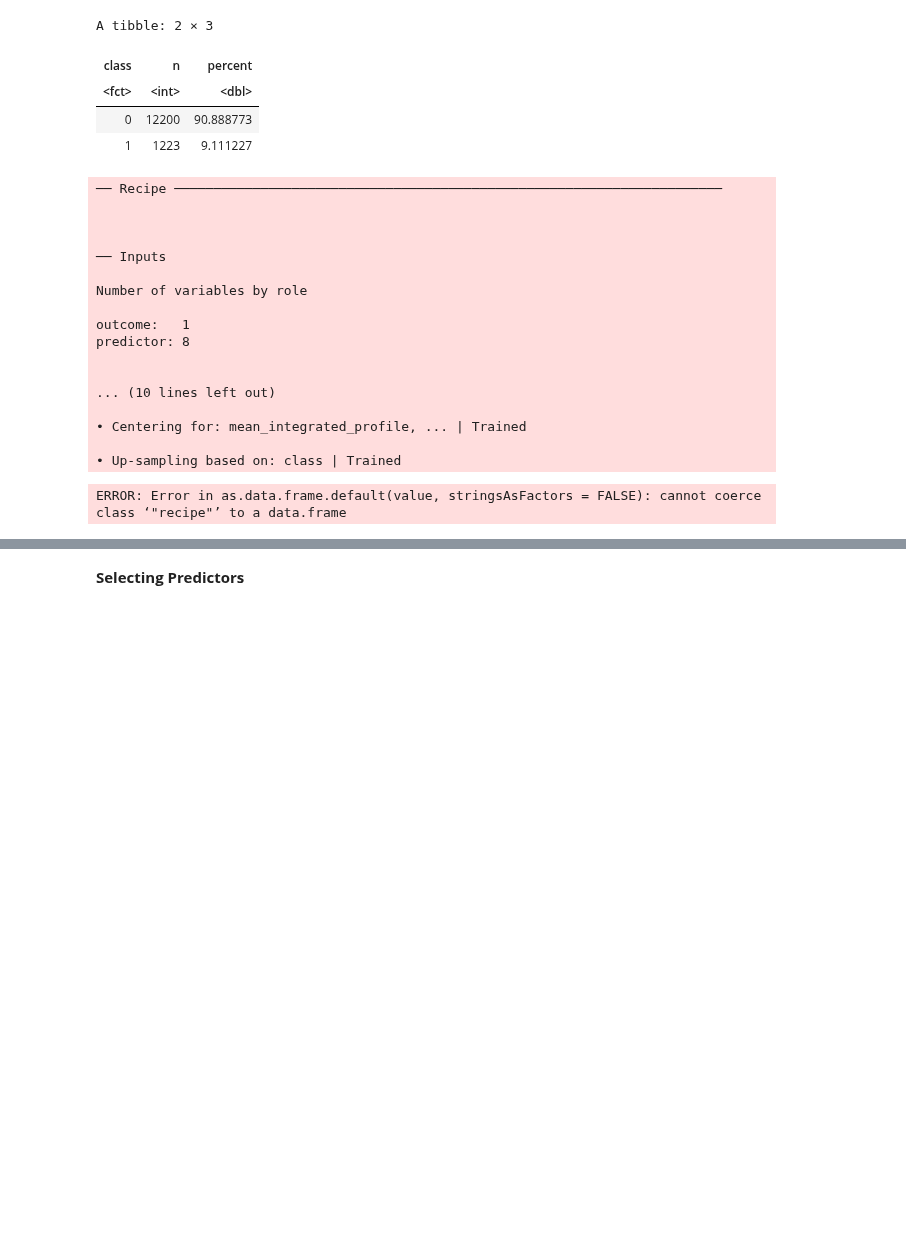
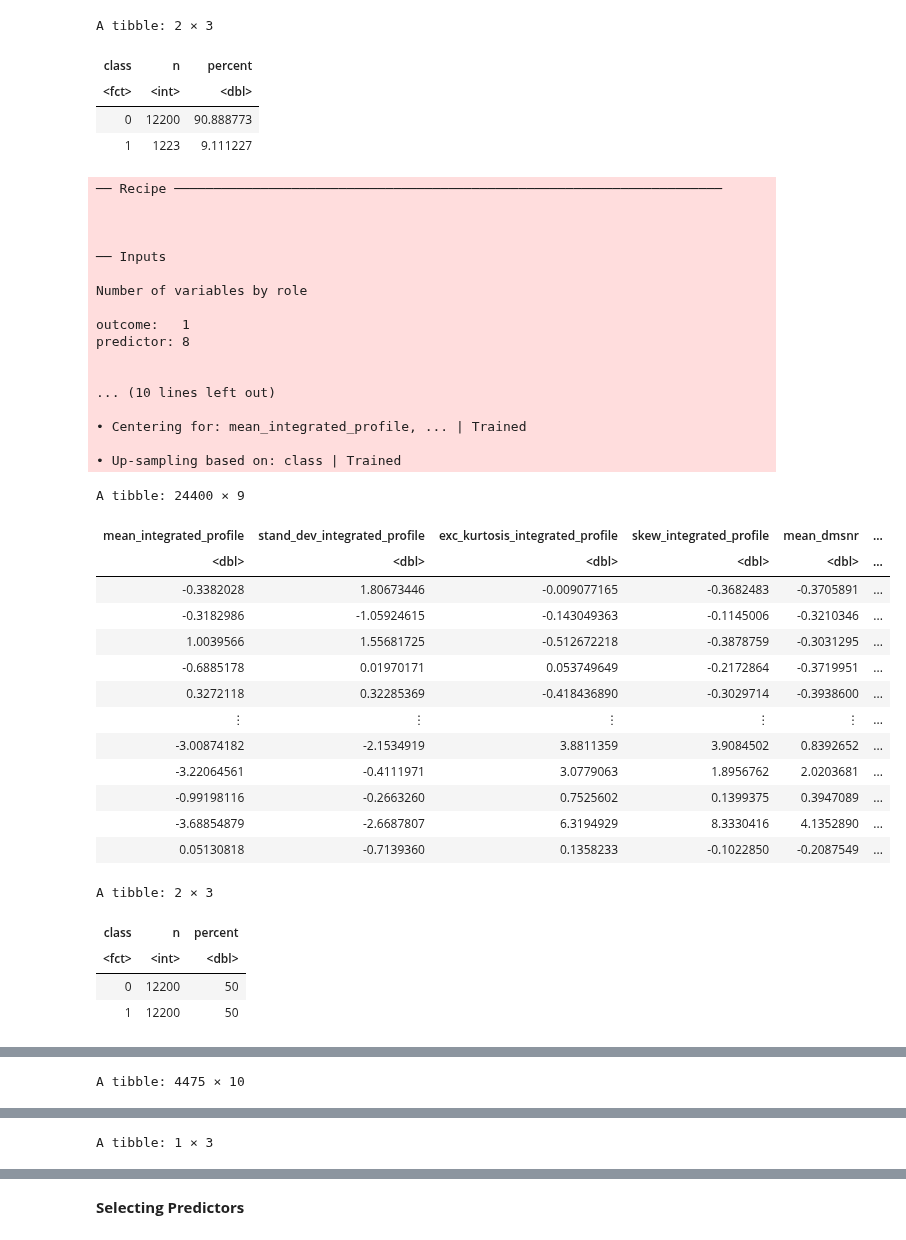
Before and after one commit to nailserverzone/dsci-100-2023w2-group-11, a Jupyter notebook: Predictor_combination_accuracy.ipynb, the cells around one changed output, grey strips where cells are left out. Saved outputs shown, nothing was run; the diff lists cells and outputs as text; code cells hidden in the pictures; blank space fills up the shorter version.

Commit message:
Recipe fixed

```diff
--- a/Predictor_combination_accuracy.ipynb
+++ b/Predictor_combination_accuracy.ipynb
@@ -112,37 +96,34 @@ pulsar_proportions <- pulsar_train |>
     mutate(percent = 100*n/nrow(pulsar_train))
 pulsar_proportions
 
-#Upscale data to balance training set
+#Standardize and Upsample data to balance the training set
 pulsar_recipe <- recipe(class ~ ., data = pulsar_train) |>
     step_scale(all_predictors()) |>
     step_center(all_predictors()) |>
     themis::step_upsample(class, over_ratio = 1, skip = FALSE) |>
-    prep(pulsar_train)
+    prep()
 pulsar_recipe
 
-#Check new proportions in training set
-#new_pulsar_proportions <- pulsar_recipe |>
-#    group_by(class) |>
-#    summarize(n = n())
-#new_pulsar_proportions
-
-dummy_recipe <- recipe(class ~ ., data = pulsar_recipe)
+pulsar_train <- bake(pulsar_recipe, pulsar_train)
+pulsar_train
 
 #Check new proportions in training set
-#new_pulsar_proportions <- upsampled_train |>
-#    group_by(class) |>
-#    summarize(n = n()) |>
-#    mutate(percent = 100*n/nrow(pulsar_upsampled))
-#new_pulsar_proportions
+new_pulsar_proportions <- pulsar_train |>
+    group_by(class) |>
+    summarize(n = n()) |>
+    mutate(percent = 100*n/nrow(pulsar_train))
+new_pulsar_proportions
+
+dummy_recipe <- recipe(class ~ ., data = pulsar_train)
 
 knn_spec <- nearest_neighbor(weight_func = "rectangular", neighbors = 3) |>
     set_engine("kknn") |>
     set_mode("classification")
 
 pulsar_fit <- workflow() |>
-    add_recipe(pulsar_recipe) |>
+    add_recipe(dummy_recipe) |>
     add_model(knn_spec) |>
-    fit(data = pulsar_upsampled)
+    fit(data = pulsar_train)
 pulsar_fit
 
 pulsar_test_predictions <- predict(pulsar_fit, pulsar_test) |>
@@ -153,31 +134,49 @@ pulsar_prediction_accuracy <- pulsar_test_predictions |>
     metrics(truth = class, estimate = .pred_class) |>
     filter(.metric == "accuracy")
 pulsar_prediction_accuracy
 
 confusion <- pulsar_test_predictions |>
     conf_mat(truth = class, estimate = .pred_class)
 confusion
 # %% [output]
 A tibble: 2 × 3
 | class | n | percent |
 | <fct> | <int> | <dbl> |
 | 0 | 12200 | 90.888773 |
 | 1 | 1223 | 9.111227 |
 ── Recipe ──────────────────────────────────────────────────────────────────────
 
 
 
 ── Inputs
 
 Number of variables by role
 
 outcome:   1
 predictor: 8
 
 
 ... (10 lines left out)
 
 • Centering for: mean_integrated_profile, ... | Trained
 
 • Up-sampling based on: class | Trained
-ERROR: Error in as.data.frame.default(value, stringsAsFactors = FALSE): cannot coerce class ‘"recipe"’ to a data.frame
+A tibble: 24400 × 9
+| mean_integrated_profile | stand_dev_integrated_profile | exc_kurtosis_integrated_profile | skew_integrated_profile | mean_dmsnr | ... |
+| <dbl> | <dbl> | <dbl> | <dbl> | <dbl> | ... |
+| -0.3382028 | 1.80673446 | -0.009077165 | -0.3682483 | -0.3705891 | ... |
+| -0.3182986 | -1.05924615 | -0.143049363 | -0.1145006 | -0.3210346 | ... |
+| 1.0039566 | 1.55681725 | -0.512672218 | -0.3878759 | -0.3031295 | ... |
+| -0.6885178 | 0.01970171 | 0.053749649 | -0.2172864 | -0.3719951 | ... |
+| 0.3272118 | 0.32285369 | -0.418436890 | -0.3029714 | -0.3938600 | ... |
+| ⋮ | ⋮ | ⋮ | ⋮ | ⋮ | ... |
+| -3.00874182 | -2.1534919 | 3.8811359 | 3.9084502 | 0.8392652 | ... |
+| -3.22064561 | -0.4111971 | 3.0779063 | 1.8956762 | 2.0203681 | ... |
+| -0.99198116 | -0.2663260 | 0.7525602 | 0.1399375 | 0.3947089 | ... |
+| -3.68854879 | -2.6687807 | 6.3194929 | 8.3330416 | 4.1352890 | ... |
+| 0.05130818 | -0.7139360 | 0.1358233 | -0.1022850 | -0.2087549 | ... |
+A tibble: 2 × 3
+| class | n | percent |
+| <fct> | <int> | <dbl> |
+| 0 | 12200 | 50 |
+| 1 | 12200 | 50 |
@@ -183,0 +199 @@ ERROR: Error in as.data.frame.default(value, stringsAsFactors = FALSE): cannot c
+A tibble: 4475 × 10
@@ -183,0 +213 @@ ERROR: Error in as.data.frame.default(value, stringsAsFactors = FALSE): cannot c
+A tibble: 1 × 3
```
Also changed, not shown: parts of 6 cells of this notebook.
